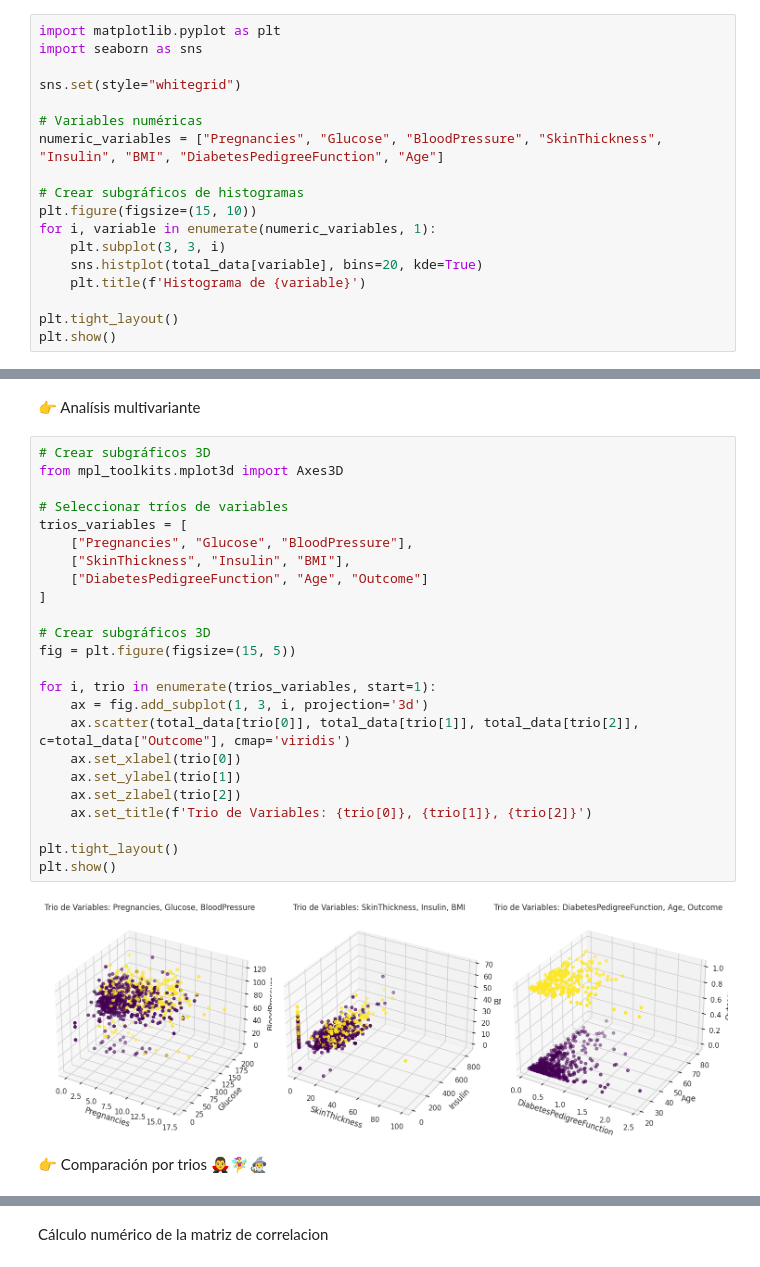
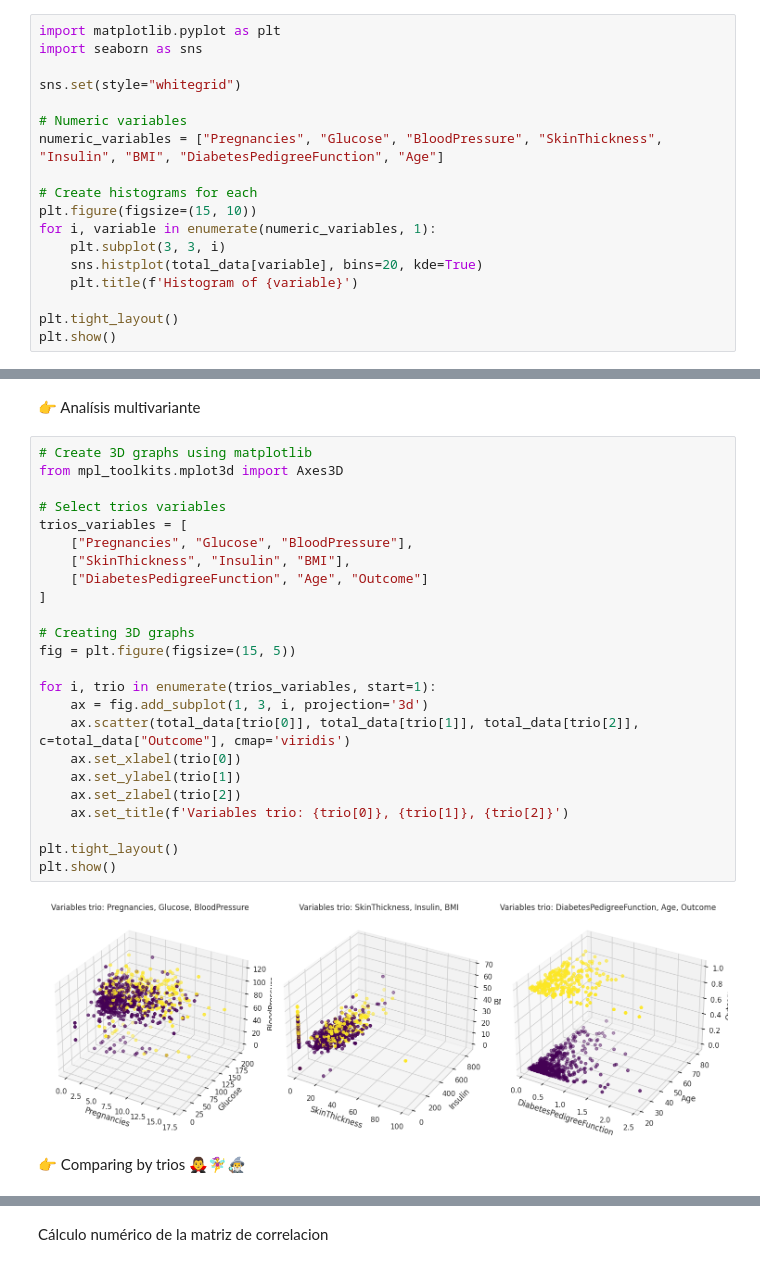
Before and after one commit to Munchkinland/Decision-Tree, a Jupyter notebook: src/explore.ipynb, the cells around one changed output, grey strips where cells are left out. Cells and saved outputs as stored; diff of their text form.

```diff
--- a/src/explore.ipynb
+++ b/src/explore.ipynb
@@ -234,15 +232,15 @@ import seaborn as sns
 
 sns.set(style="whitegrid")
 
-# Variables numéricas
+# Numeric variables
 numeric_variables = ["Pregnancies", "Glucose", "BloodPressure", "SkinThickness", "Insulin", "BMI", "DiabetesPedigreeFunction", "Age"]
 
-# Crear subgráficos de histogramas
+# Create histograms for each
 plt.figure(figsize=(15, 10))
 for i, variable in enumerate(numeric_variables, 1):
     plt.subplot(3, 3, i)
     sns.histplot(total_data[variable], bins=20, kde=True)
-    plt.title(f'Histograma de {variable}')
+    plt.title(f'Histogram of {variable}')
 
 plt.tight_layout()
 plt.show()
@@ -263,30 +260,30 @@ plt.show()
 # %% [markdown]
 👉 Analísis multivariante
 # %%
-# Crear subgráficos 3D
+# Create 3D graphs using matplotlib
 from mpl_toolkits.mplot3d import Axes3D
 
-# Seleccionar tríos de variables
+# Select trios variables
 trios_variables = [
     ["Pregnancies", "Glucose", "BloodPressure"],
     ["SkinThickness", "Insulin", "BMI"],
     ["DiabetesPedigreeFunction", "Age", "Outcome"]
 ]
 
-# Crear subgráficos 3D
+# Creating 3D graphs
 fig = plt.figure(figsize=(15, 5))
 
 for i, trio in enumerate(trios_variables, start=1):
     ax = fig.add_subplot(1, 3, i, projection='3d')
     ax.scatter(total_data[trio[0]], total_data[trio[1]], total_data[trio[2]], c=total_data["Outcome"], cmap='viridis')
     ax.set_xlabel(trio[0])
     ax.set_ylabel(trio[1])
     ax.set_zlabel(trio[2])
-    ax.set_title(f'Trio de Variables: {trio[0]}, {trio[1]}, {trio[2]}')
+    ax.set_title(f'Variables trio: {trio[0]}, {trio[1]}, {trio[2]}')
 
 plt.tight_layout()
 plt.show()
 # %% [output]
-[figure, old version]
+[figure, new version]
 # %% [markdown]
-👉 Comparación por trios 🧛‍♂️🧚‍♀️🧙‍♂️
+👉 Comparing by trios 🧛‍♂️🧚‍♀️🧙‍♂️
```
Also changed, not shown: parts of 111 cells of this notebook, 6 other files.
